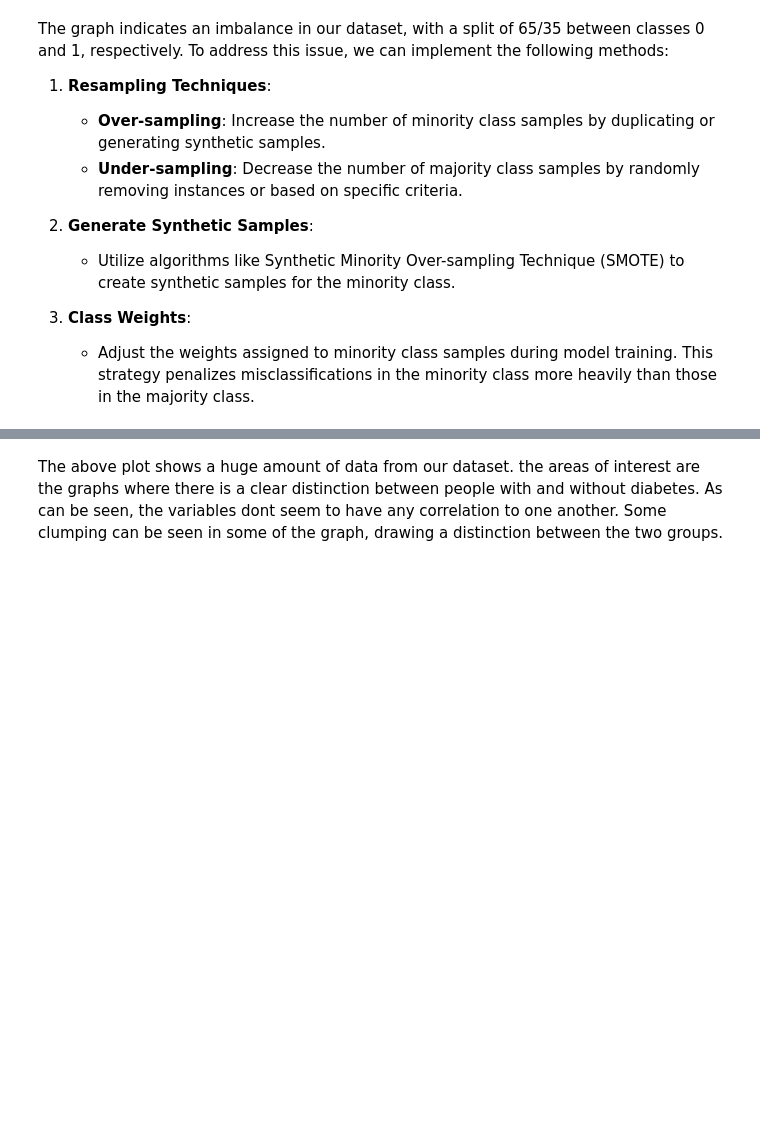
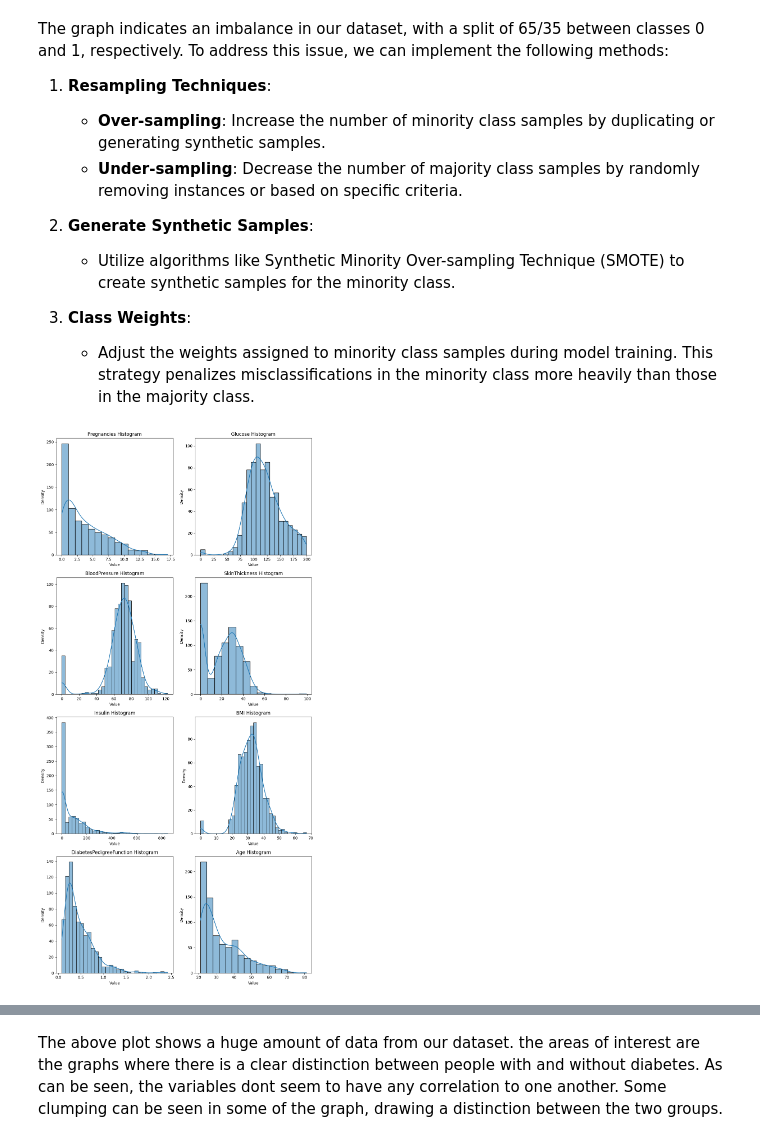
Before and after one commit to AmirMohammadiKarbalaei/Pima-Indians-Diabetes, a Jupyter notebook: pima_indians_notebook.ipynb, the cells around one changed output, grey strips where cells are left out. Drawn from its saved outputs; the diff is of its cells as text; code cells hidden in the pictures; blank space fills up the shorter version.

```diff
--- a/pima_indians_notebook.ipynb
+++ b/pima_indians_notebook.ipynb
@@ -116,23 +121,25 @@ The graph indicates an imbalance in our dataset, with a split of 65/35 between c
 3. **Class Weights**:
    - Adjust the weights assigned to minority class samples during model training. This strategy penalizes misclassifications in the minority class more heavily than those in the majority class.
 # %%
-# # Determine the layout of subplots based on the number of columns
-# num_cols = len(df.columns)-2
-# num_rows = (num_cols + 1) // 2
+# Determine the layout of subplots based on the number of columns
+num_cols = len(df.columns)-2
+num_rows = (num_cols + 1) // 2
 
-# # Create subplots using seaborn
-# fig, axes = plt.subplots(num_rows, 2, figsize=(10, 5 * num_rows))
+# Create subplots using seaborn
+fig, axes = plt.subplots(num_rows, 2, figsize=(10, 5 * num_rows))
 
-# # Plot histograms for all columns
-# for i, column in enumerate(df.columns[:8]):
-#     row = i // 2
-#     col = i % 2
-#     sns.histplot(df[column], ax=axes[row, col], kde=True)
-#     axes[row, col].set_title(column + " Histogram")
-#     axes[row, col].set_xlabel("Value")
-#     axes[row, col].set_ylabel("Density")
+# Plot histograms for all columns
+for i, column in enumerate(df.columns[:8]):
+    row = i // 2
+    col = i % 2
+    sns.histplot(df[column], ax=axes[row, col], kde=True)
+    axes[row, col].set_title(column + " Histogram")
+    axes[row, col].set_xlabel("Value")
+    axes[row, col].set_ylabel("Density")
 
-# # Adjust layout
-# plt.tight_layout()
-# plt.show()
+# Adjust layout
+plt.tight_layout()
+plt.show()
+# %% [output]
+[figure, added]
 # %%
```
Also changed, not shown: parts of 39 cells of this notebook, 1 other file.
